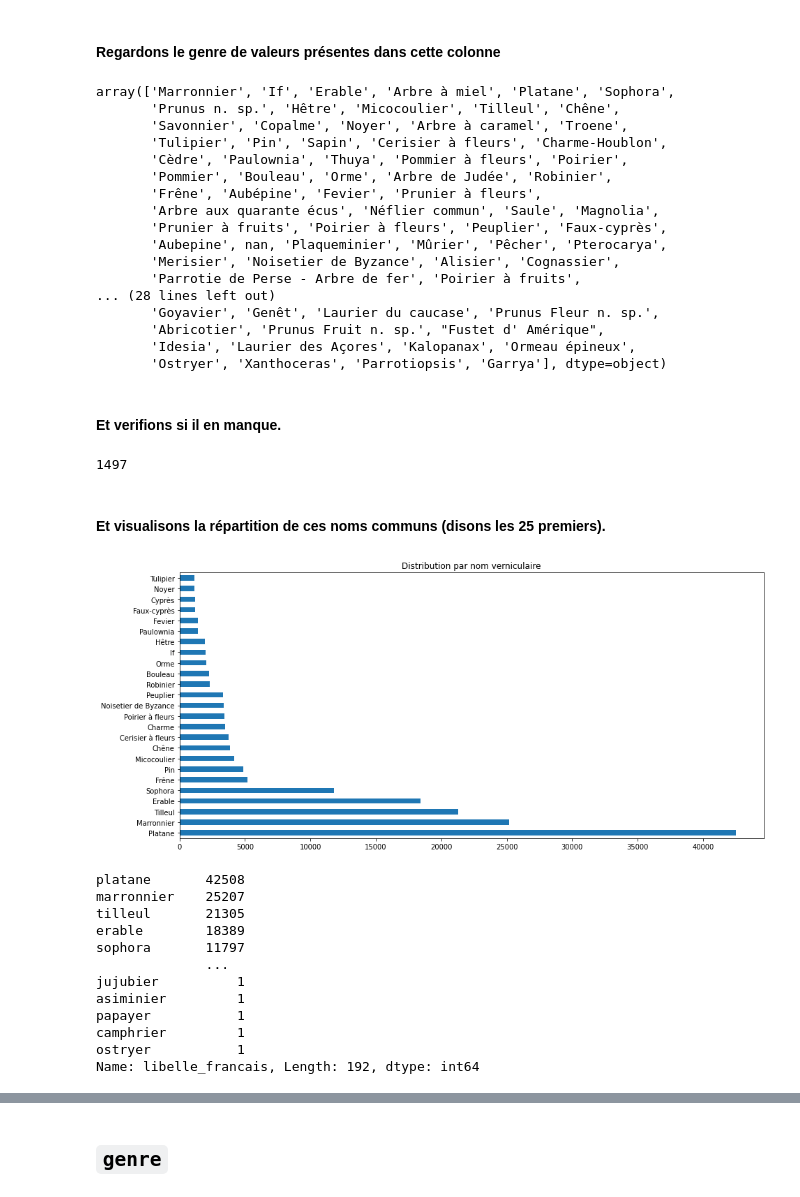
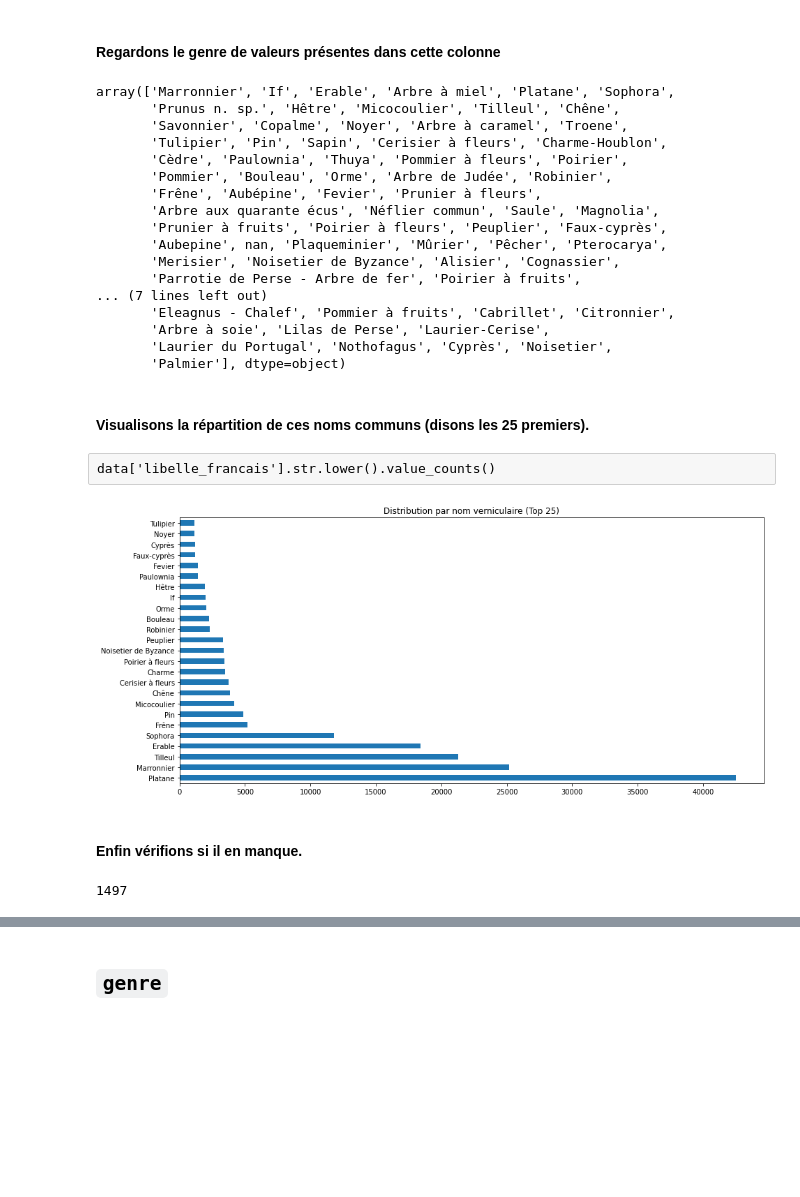
Before and after one commit to Valkea/OC_AI_02, a Jupyter notebook: EDA.ipynb, the cells around one changed output, grey strips where cells are left out. Drawn from its saved outputs; the diff is of its cells as text; code cells hidden in the pictures; blank space fills up the shorter version.

```diff
--- a/EDA.ipynb
+++ b/EDA.ipynb
@@ -517,7 +547,7 @@ Name: libelle_francais, dtype: object
 # %% [markdown]
 #### Regardons le genre de valeurs présentes dans cette colonne
 # %%
-data['libelle_francais'].unique()
+data['libelle_francais'].unique()[:100]
 # %% [output]
 array(['Marronnier', 'If', 'Erable', 'Arbre à miel', 'Platane', 'Sophora',
        'Prunus n. sp.', 'Hêtre', 'Micocoulier', 'Tilleul', 'Chêne',
@@ -531,38 +561,25 @@ array(['Marronnier', 'If', 'Erable', 'Arbre à miel', 'Platane', 'Sophora',
        'Aubepine', nan, 'Plaqueminier', 'Mûrier', 'Pêcher', 'Pterocarya',
        'Merisier', 'Noisetier de Byzance', 'Alisier', 'Cognassier',
        'Parrotie de Perse - Arbre de fer', 'Poirier à fruits',
-... (28 lines left out)
-       'Goyavier', 'Genêt', 'Laurier du caucase', 'Prunus Fleur n. sp.',
-       'Abricotier', 'Prunus Fruit n. sp.', "Fustet d' Amérique",
-       'Idesia', 'Laurier des Açores', 'Kalopanax', 'Ormeau épineux',
-       'Ostryer', 'Xanthoceras', 'Parrotiopsis', 'Garrya'], dtype=object)
+... (7 lines left out)
+       'Eleagnus - Chalef', 'Pommier à fruits', 'Cabrillet', 'Citronnier',
+       'Arbre à soie', 'Lilas de Perse', 'Laurier-Cerise',
+       'Laurier du Portugal', 'Nothofagus', 'Cyprès', 'Noisetier',
+       'Palmier'], dtype=object)
+# %% [markdown]
+#### Visualisons la répartition de ces noms communs (disons les 25 premiers).
+# %% [raw]
+data['libelle_francais'].str.lower().value_counts()
+# %%
+fig = plt.figure(figsize=(15,7))
+
+data['libelle_francais'].value_counts()[:25].plot(kind='barh', title="Distribution par nom verniculaire (Top 25)")
+plt.show()
+# %% [output]
+[figure, added]
 # %% [markdown]
-#### Et verifions si il en manque.
+#### Enfin vérifions si il en manque.
 # %%
 data['libelle_francais'].isnull().sum()
 # %% [output]
 1497
-# %% [markdown]
-#### Et visualisons la répartition de ces noms communs (disons les 25 premiers).
-# %%
-fig = plt.figure(figsize=(15,7))
-
-data['libelle_francais'].value_counts()[:25].plot(kind='barh', title="Distribution par nom verniculaire")
-plt.show()
-# %% [output]
-[figure, removed]
-# %%
-data['libelle_francais'].str.lower().value_counts()
-# %% [output]
-platane       42508
-marronnier    25207
-tilleul       21305
-erable        18389
-sophora       11797
-              ...
-jujubier          1
-asiminier         1
-papayer           1
-camphrier         1
-ostryer           1
-Name: libelle_francais, Length: 192, dtype: int64
```
Also changed, not shown: parts of 93 cells of this notebook.
